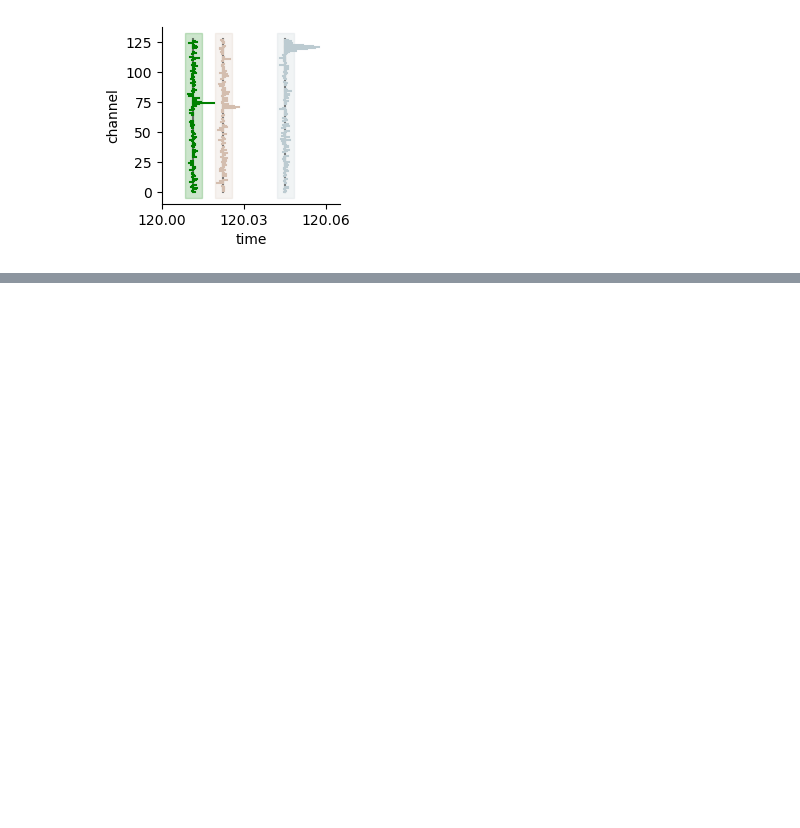
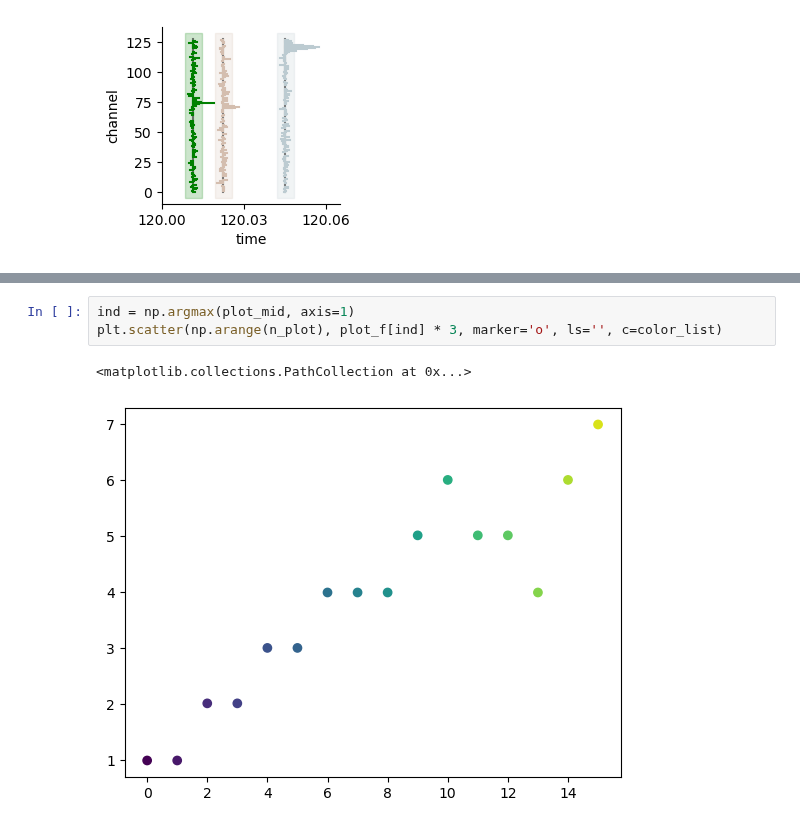
Before and after one commit to samuelbray32/c3po_publication, a Jupyter notebook: Fig1/periodic_toy_model_non_coding_units_ANALYZE.ipynb, the cells around one changed output, grey strips where cells are left out. Drawn from its saved outputs; the diff is of its cells as text; blank space fills up the shorter version.

```diff
--- a/Fig1/periodic_toy_model_non_coding_units_ANALYZE.ipynb
+++ b/Fig1/periodic_toy_model_non_coding_units_ANALYZE.ipynb
@@ -937,0 +999,6 @@ print(figure_folder)
+# %%
+ind = np.argmax(plot_mid, axis=1)
+plt.scatter(np.arange(n_plot), plot_f[ind] * 3, marker='o', ls='', c=color_list)
+# %% [output]
+<matplotlib.collections.PathCollection at 0x...>
+[figure, added]
```
Also changed, not shown: parts of 9 cells of this notebook, 2 other files.
